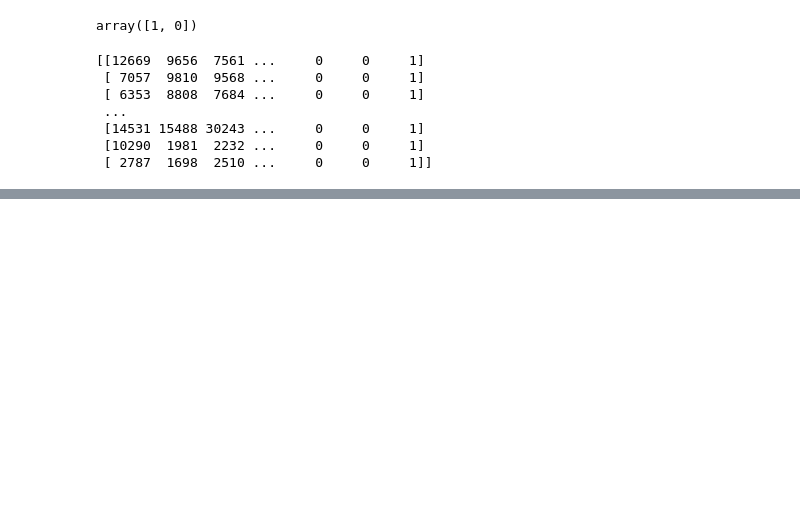
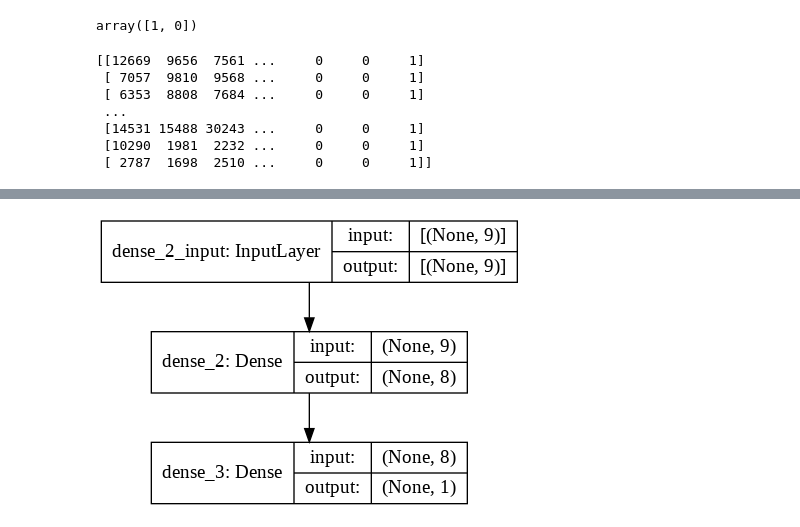
Before and after one commit to EzhovSergey/machine-learning, a Jupyter notebook: notebooks/7_keras.ipynb, the cells around one changed output, grey strips where cells are left out. Cells and saved outputs as stored; diff of their text form; code cells hidden in the pictures; blank space fills up the shorter version.

Commit message:
network training

```diff
--- a/notebooks/7_keras.ipynb
+++ b/notebooks/7_keras.ipynb
@@ -56,0 +63,5 @@ X_test = scaler.transform(X_test)
+# %%
+model_1 = Sequential()
+model_1.add(Dense(8, input_dim=len(X_train[0]), activation='relu'))
+
+model_1.add(Dense(1, activation='sigmoid'))
@@ -56,0 +84,4 @@ X_test = scaler.transform(X_test)
+# %%
+plot_model(model_1, to_file='model_plot_1.png', show_shapes=True, show_layer_names=True)
+# %% [output]
+[figure, added]
```
Also changed, not shown: parts of 32 cells of this notebook.
